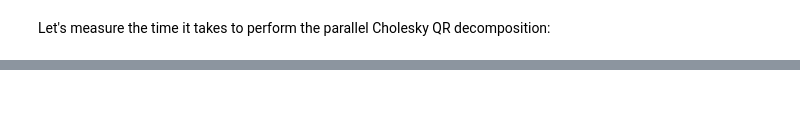
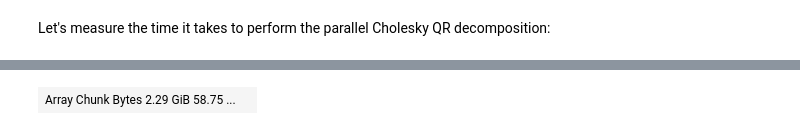
Before and after one commit to AlessandroMiotto/MAPD_project, a Jupyter notebook: Cholesky.ipynb, the cells around one changed output, grey strips where cells are left out. Cells and saved outputs as stored; diff of their text form; code cells hidden in the pictures; blank space fills up the shorter version.

```diff
--- a/Cholesky.ipynb
+++ b/Cholesky.ipynb
@@ -196,0 +287,26 @@ client.close()
+# %%
+def compute_choleskyQR_parallel(X_da : dask.array.Array):
+    # X_da.persist()
+    # A list of delayed tasks for each partition of the dataset
+    # Each partition computes the local Gram matrix (as a delayed task)
+    chunks_delayed = [dask.delayed(lambda x : x.T @ x)(chunk) for chunk in X_da.to_delayed().ravel()]
+
+    # Now sum all the local Gram matrices to get the global Gram matrix
+    Gram_global_delayed = dask.delayed(sum)(chunks_delayed)   ## !! This is not strictly parallel, meaning that a single worker will perform the sum instead of a tree-like operation. This is ok here, I guess, since we only have 8 chunks that need to be summed up
+
+    # Compute R as the Cholesky decomposition on the global Gram matrix (as a delayed even if a serial operation just call .compute at the end)
+    R = dask.delayed(np.linalg.cholesky)(Gram_global_delayed)
+    #R.visualize("fig/CholeskyR.png")
+    R = R.compute() # Compute R. This will put a stop at the parallel operation
+    R_inv = np.linalg.inv(R) # It's a small matrix, so this operation is fast even if serial
+
+    Q = X_da.map_blocks(lambda block: block @ R_inv, dtype=X_da.dtype)
+    #Q.visualize("fig/CholeskyQ.png")
+    Q = Q.persist() # Compute Q
+    return Q, R
+
+Q, R = compute_choleskyQR_parallel(X_da)
+# %%
+Q
+# %% [output]
+| Array Chunk Bytes 2.29 GiB 58.75 ... |  |
```
Also changed, not shown: parts of 19 cells of this notebook.
